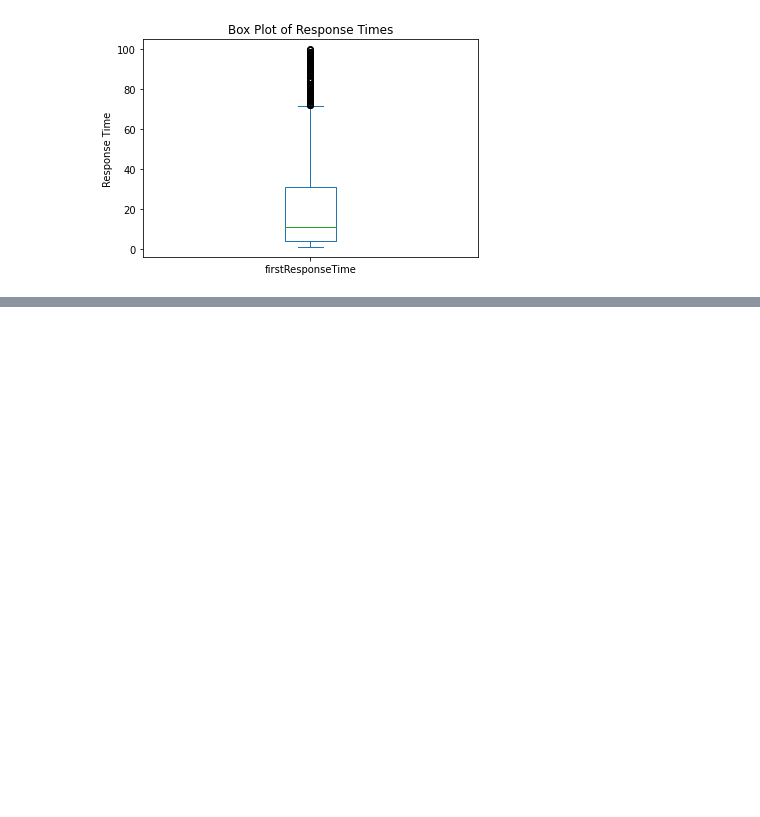
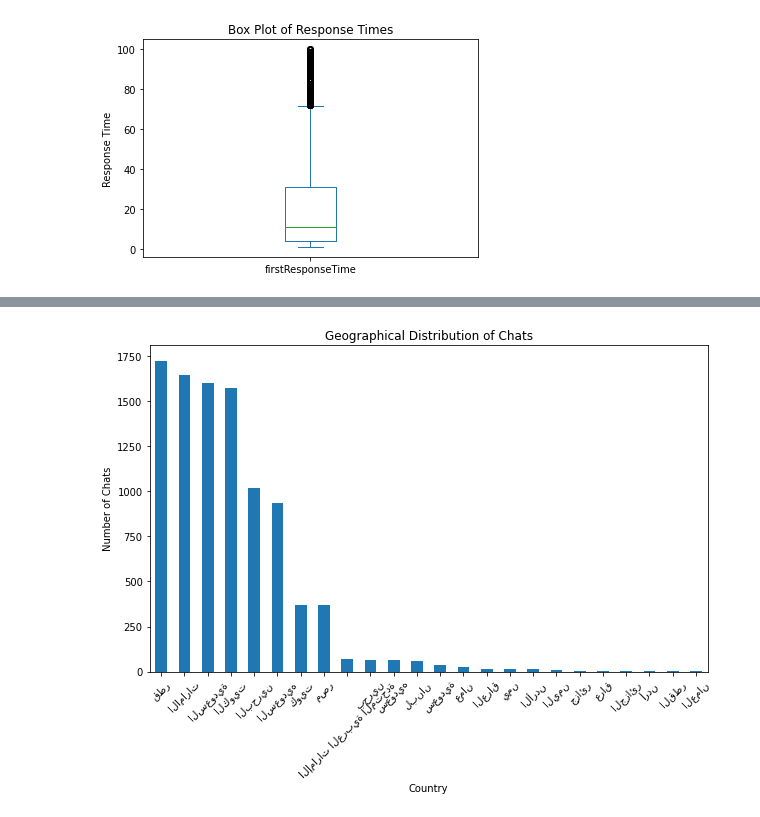
Before and after one commit to 4rdii/instagram-message-analysis, a Jupyter notebook: main.ipynb, the cells around one changed output, grey strips where cells are left out. Saved outputs shown, nothing was run; the diff lists cells and outputs as text; code cells hidden in the pictures; blank space fills up the shorter version.

```diff
--- a/main.ipynb
+++ b/main.ipynb
@@ -300,0 +340,35 @@ plt.show()
+# %%
+import pandas as pd
+import matplotlib.pyplot as plt
+from arabic_reshaper import reshape
+from bidi.algorithm import get_display
+
+# Assuming chatDataFrame is your DataFrame with chat data
+# and 'country' is the column with the country information
+
+# Filter out rows where the country is not mentioned
+chatDataFrame_filtered = chatDataFrame[chatDataFrame['country'] != 'not mentioned']
+
+# Count the number of chats per country
+country_counts = chatDataFrame_filtered['country'].value_counts()
+country_counts = country_counts.apply(lambda x: get_display(reshape(str(x))))
+
+# Ensure that country_counts is numeric
+country_counts = country_counts.astype(int)
+
+# Create a bar chart of the country counts
+plt.figure(figsize=(10,   6))
+country_counts.plot(kind='bar', rot=0)  # rot=0 to keep the country names horizontal
+
+# Set the labels and title
+plt.xlabel('Country')
+plt.ylabel('Number of Chats')
+plt.title('Geographical Distribution of Chats')
+
+# Rotate the x-axis labels for better readability
+plt.xticks(rotation=45)
+
+# Show the plot
+plt.show()
+# %% [output]
+[figure, added]
```
Also changed, not shown: parts of 17 cells of this notebook.
